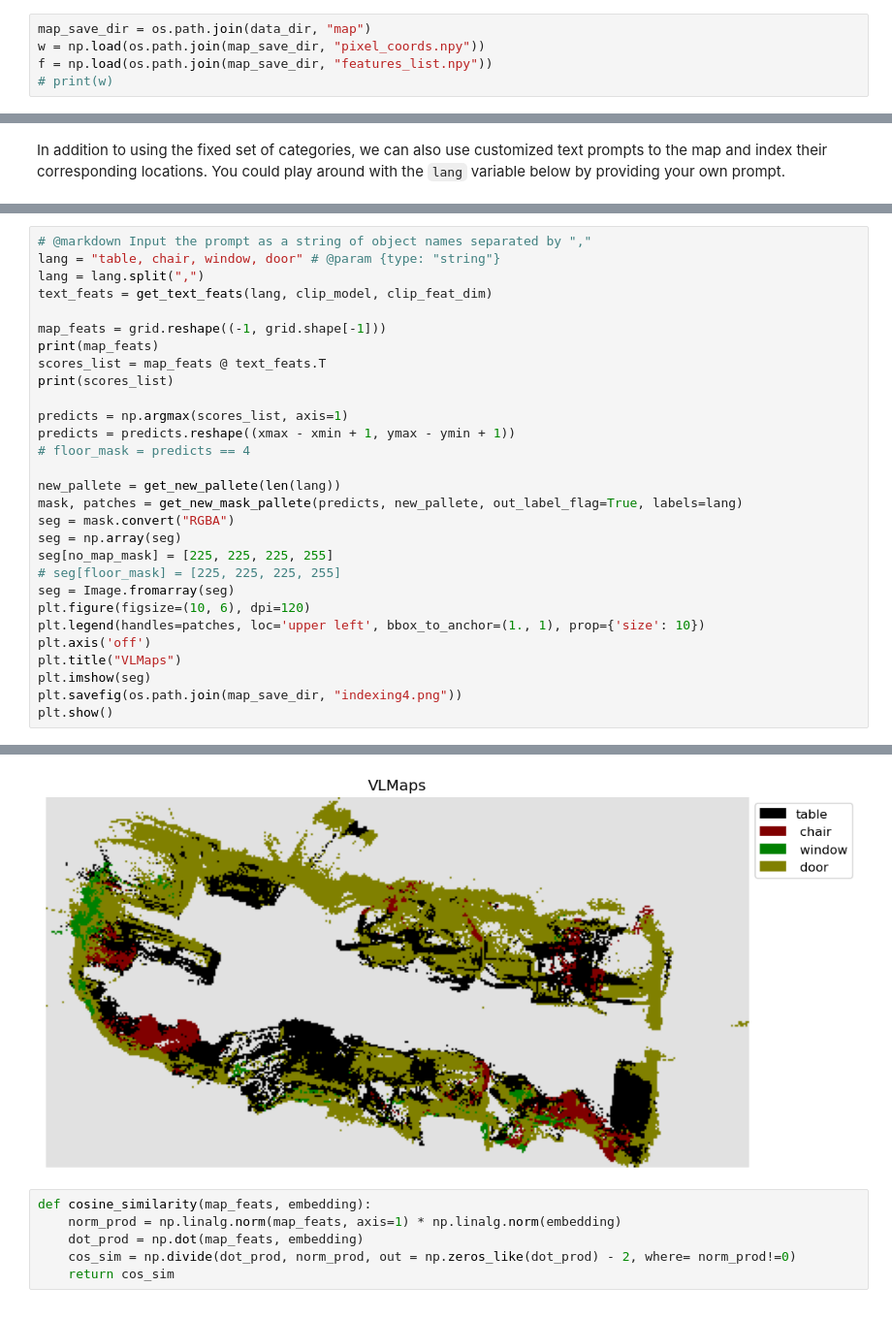
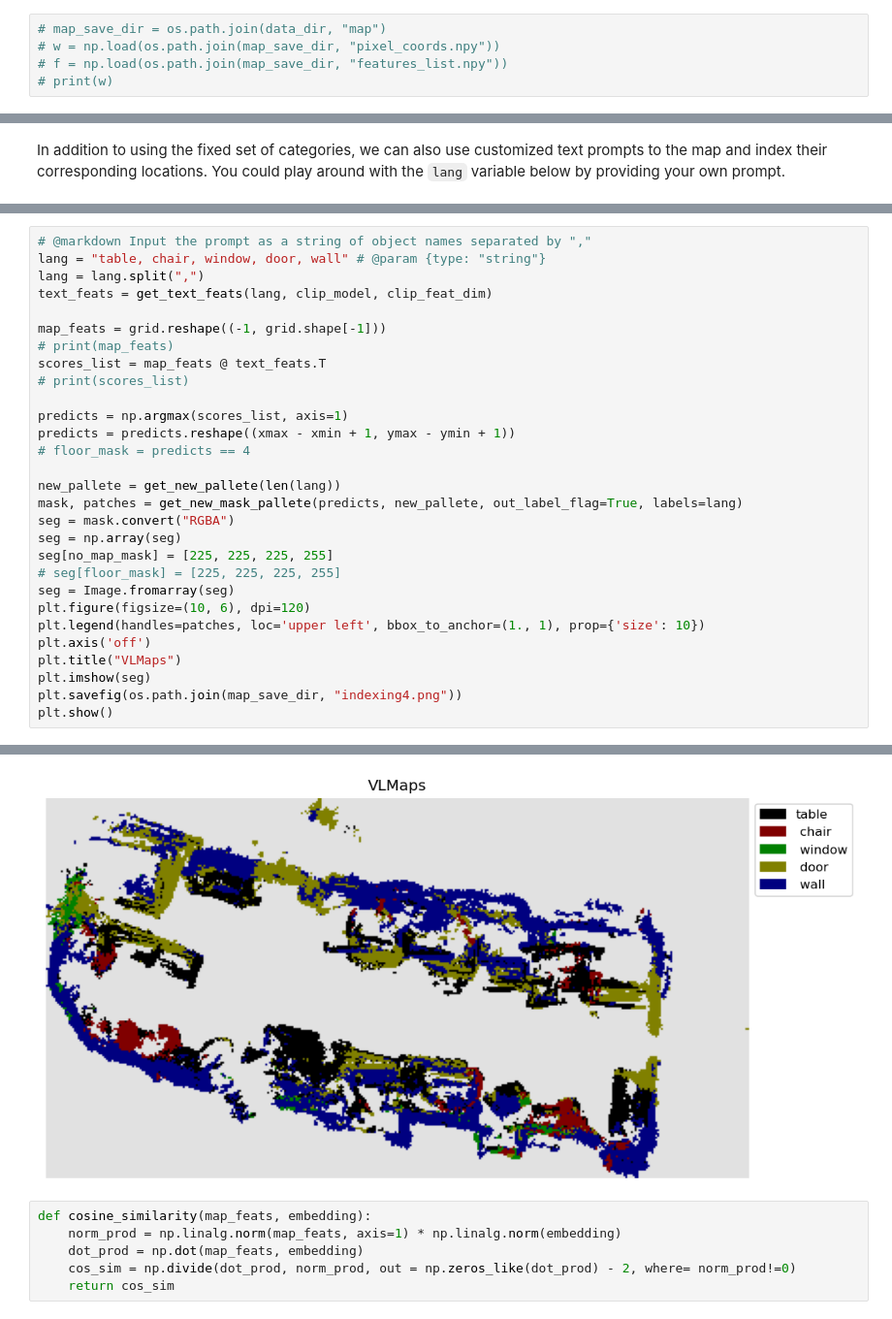
Before and after one commit to laksh-nanwani/vlmaps-lab, a Jupyter notebook: lab_trial_vlmaps.ipynb, the cells around one changed output, grey strips where cells are left out. Shown at 97% size. Cells and saved outputs as stored; diff of their text form.

```diff
--- a/lab_trial_vlmaps.ipynb
+++ b/lab_trial_vlmaps.ipynb
@@ -566,6 +579,6 @@ loading scene /scratch/laksh.nanwani/vlmaps_data/data_odom
 # %%
-map_save_dir = os.path.join(data_dir, "map")
-w = np.load(os.path.join(map_save_dir, "pixel_coords.npy"))
-f = np.load(os.path.join(map_save_dir, "features_list.npy"))
+# map_save_dir = os.path.join(data_dir, "map")
+# w = np.load(os.path.join(map_save_dir, "pixel_coords.npy"))
+# f = np.load(os.path.join(map_save_dir, "features_list.npy"))
 # print(w)
 # %%
@@ -770,13 +777,13 @@ plt.show()
 # %%
 # @markdown Input the prompt as a string of object names separated by ","
-lang = "table, chair, window, door" # @param {type: "string"}
+lang = "table, chair, window, door, wall" # @param {type: "string"}
 lang = lang.split(",")
 text_feats = get_text_feats(lang, clip_model, clip_feat_dim)
 
 map_feats = grid.reshape((-1, grid.shape[-1]))
-print(map_feats)
+# print(map_feats)
 scores_list = map_feats @ text_feats.T
-print(scores_list)
+# print(scores_list)
 
 predicts = np.argmax(scores_list, axis=1)
 predicts = predicts.reshape((xmax - xmin + 1, ymax - ymin + 1))
@@ -814,4 +807,4 @@ plt.show()
-[figure, old version]
+[figure, new version]
 # %%
 def cosine_similarity(map_feats, embedding):
     norm_prod = np.linalg.norm(map_feats, axis=1) * np.linalg.norm(embedding)
```
Also changed, not shown: parts of 15 cells of this notebook.
